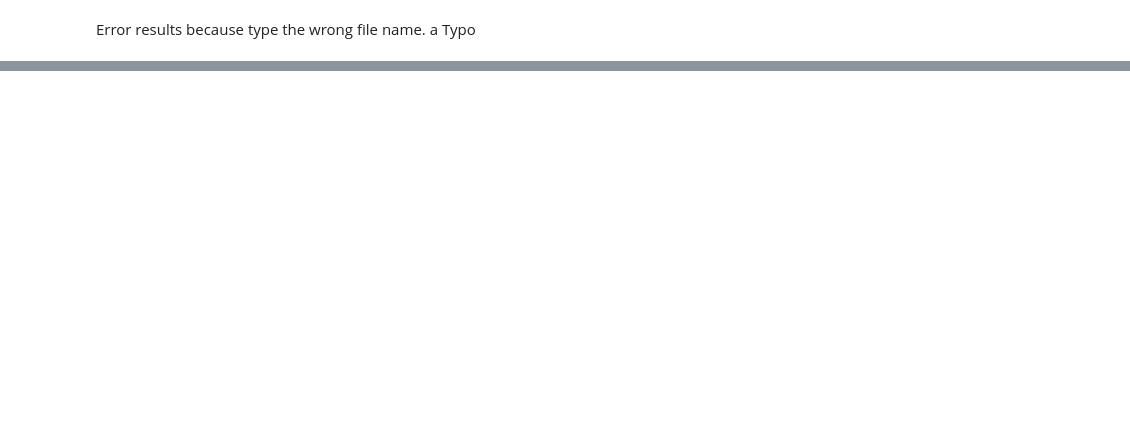
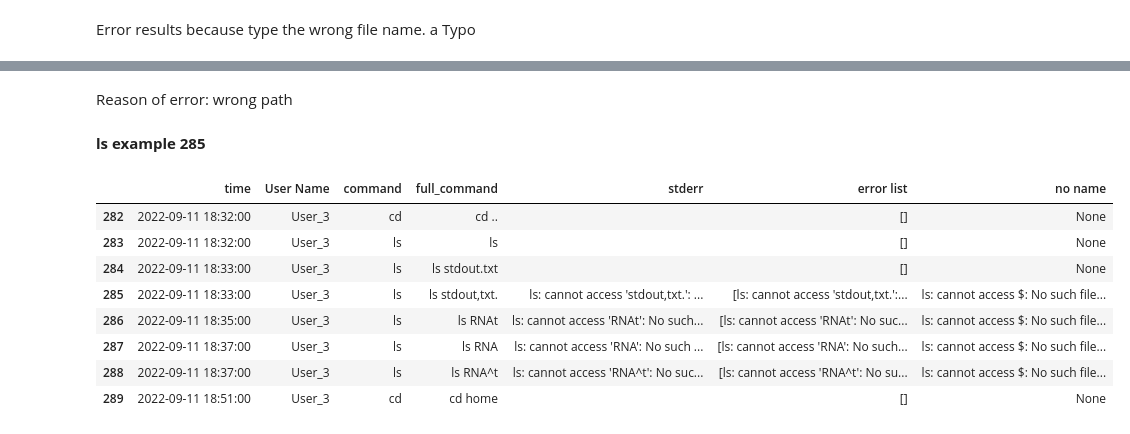
Before and after one commit to GuningShen/error-suggestion, a Jupyter notebook: error_tree.ipynb, the cells around one changed output, grey strips where cells are left out. Cells and saved outputs as stored; diff of their text form; code cells hidden in the pictures; blank space fills up the shorter version.

```diff
--- a/error_tree.ipynb
+++ b/error_tree.ipynb
@@ -250,0 +299,17 @@ Error results because type the wrong file name. a Typo
+# %% [markdown]
+Reason of error: wrong path
+# %% [markdown]
+**ls example 285**
+# %%
+ls_error_285 = error_expand.iloc[282:290]
+ls_error_285
+# %% [output]
+|  | time | User Name | command | full_command | stderr | error list | no name |
+| 282 | 2022-09-11 18:32:00 | User_3 | cd | cd .. |  | [] | None |
+| 283 | 2022-09-11 18:32:00 | User_3 | ls | ls |  | [] | None |
+| 284 | 2022-09-11 18:33:00 | User_3 | ls | ls stdout.txt |  | [] | None |
+| 285 | 2022-09-11 18:33:00 | User_3 | ls | ls stdout,txt. | ls: cannot access 'stdout,txt.': ... | [ls: cannot access 'stdout,txt.':... | ls: cannot access $: No such file... |
+| 286 | 2022-09-11 18:35:00 | User_3 | ls | ls RNAt | ls: cannot access 'RNAt': No such... | [ls: cannot access 'RNAt': No suc... | ls: cannot access $: No such file... |
+| 287 | 2022-09-11 18:37:00 | User_3 | ls | ls RNA | ls: cannot access 'RNA': No such ... | [ls: cannot access 'RNA': No such... | ls: cannot access $: No such file... |
+| 288 | 2022-09-11 18:37:00 | User_3 | ls | ls RNA^t | ls: cannot access 'RNA^t': No suc... | [ls: cannot access 'RNA^t': No su... | ls: cannot access $: No such file... |
+| 289 | 2022-09-11 18:51:00 | User_3 | cd | cd home |  | [] | None |
```
Also changed, not shown: parts of 13 cells of this notebook, 2 other files.
